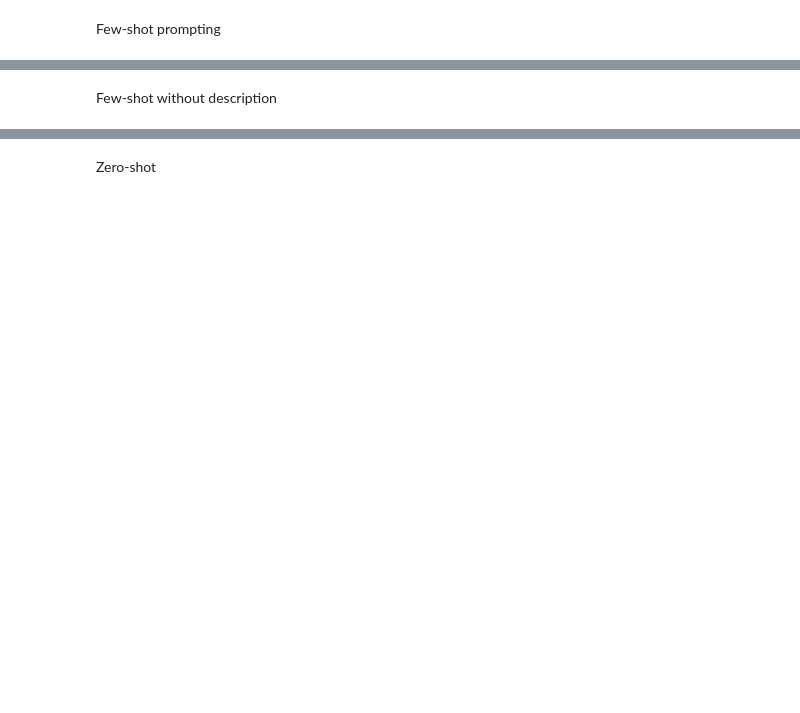
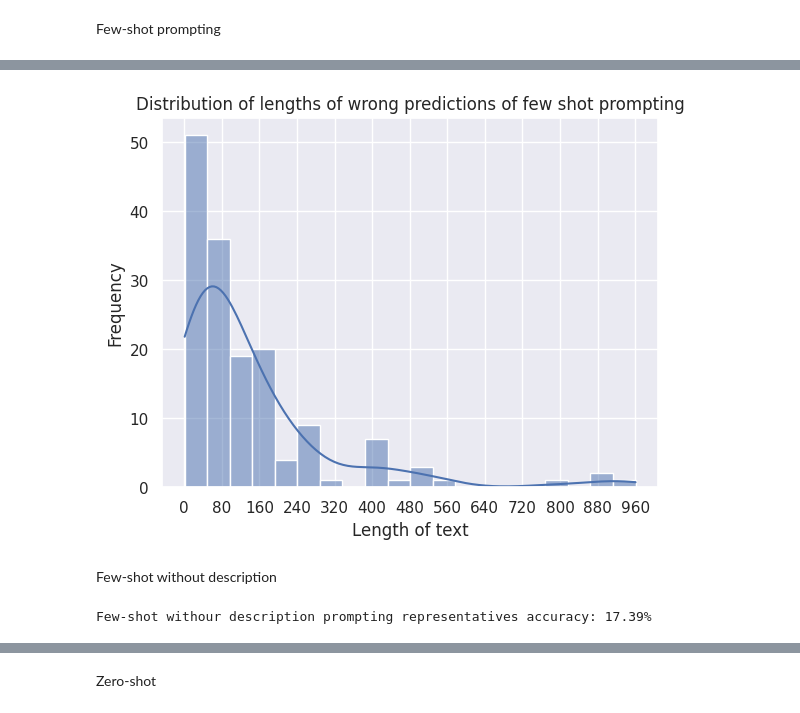
Before and after one commit to UL-FRI-NLP-2023-2024/ul-fri-nlp-course-project-azb, a Jupyter notebook: prompt_tuning/prompt_tuning.ipynb, the cells around one changed output, grey strips where cells are left out. Drawn from its saved outputs; the diff is of its cells as text; code cells hidden in the pictures; blank space fills up the shorter version.

```diff
--- a/prompt_tuning/prompt_tuning.ipynb
+++ b/prompt_tuning/prompt_tuning.ipynb
@@ -423,9 +377 @@ def create_prompt(test_text, use_category_desc=True, use_category_ex=True):
     return prompt
-# %%
-def evaluate_model(test_df, use_category_desc=True, use_category_ex=True):
-    predicted_labels = []
-    for index, row in test_df.iterrows():
-        prompt = create_prompt(row['text'], use_category_desc, use_category_ex)
-        predicted_categories = predict_category(prompt)
-        predicted_labels.append(categoryToLabel[predicted_categories])
-    return predicted_labels
@@ -432,3 +446,20 @@ def evaluate_model(test_df, use_category_desc=True, use_category_ex=True):
+# %%
+def plot_dist_of_wrong_lengths(wrong_predictions_text, name):
+    sns.set_theme()
+    lengths = [len(text) for text in wrong_predictions_text]
+    sns.histplot(lengths, kde=True, bins=20)
+    plt.title("Distribution of lengths of wrong predictions of " + name)
+
+    # Add xticts based on bin width
+    bin_width = 80
+    plt.xticks(np.arange(0, max(lengths), bin_width))
+
+
+    plt.xlabel("Length of text")
+    plt.ylabel("Frequency")
+
+    # Save plot
+    plt.savefig("../images/wrong_predictions_length_distribution"+ name.replace(" ", "_")+ ".pdf")
 # %% [markdown]
 Few-shot prompting
 # %%
@@ -467,7 +548,13 @@ err_df.to_csv('few_shot_err_df.csv')
+# %%
+plot_dist_of_wrong_lengths(wrong_predictions_text, 'few shot prompting')
+# %% [output]
+[figure, added]
 # %% [markdown]
 Few-shot without description
 # %%
-predicted_labels = evaluate_model(test_df, use_category_desc=False)
+predicted_labels, predicted_categories, wrong_predictions_text, wrong_predictions_true_labels, wrong_predictions_labels = evaluate_model(combined_df, use_category_desc=False)
 accuracy = calculate_accuracy(predicted_labels, actual_labels)
 print(f"Few-shot withour description prompting representatives accuracy: {accuracy * 100:.2f}%")
+# %% [output]
+Few-shot withour description prompting representatives accuracy: 17.39%
 # %%
```
Also changed, not shown: parts of 50 cells of this notebook, 15 other files.
